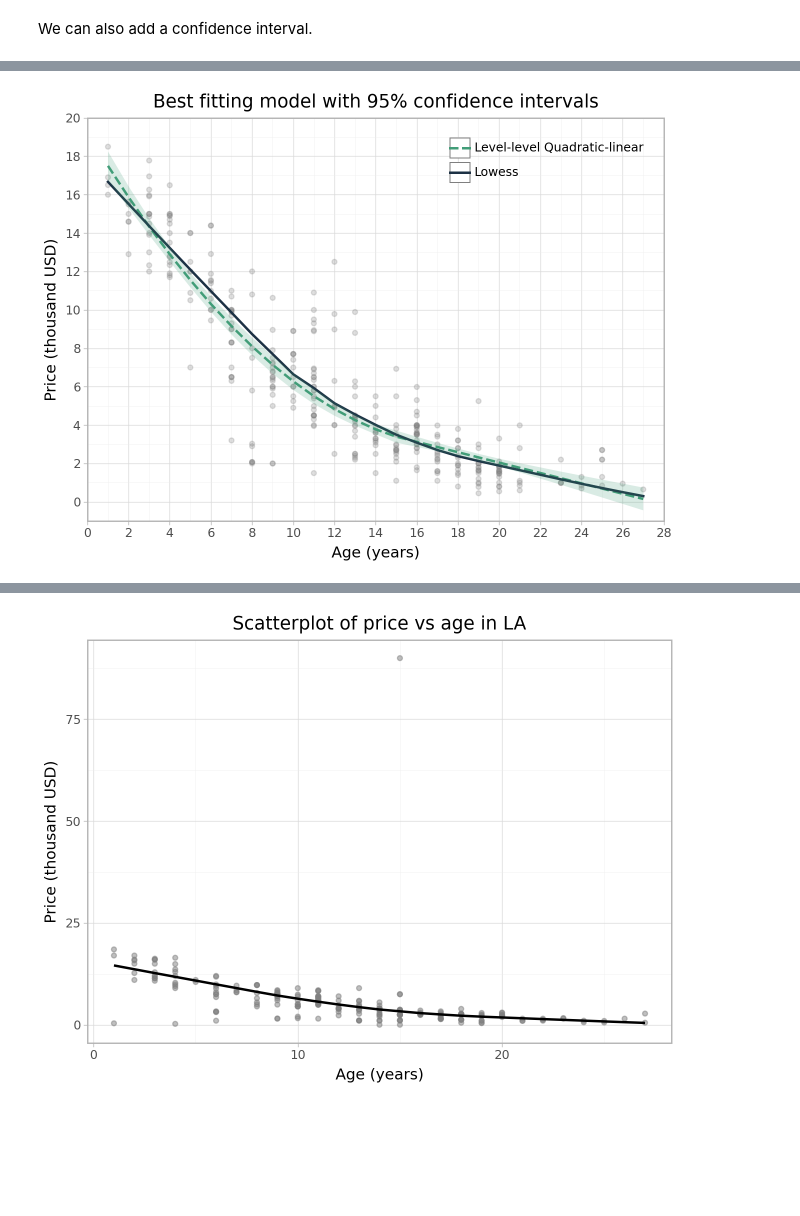
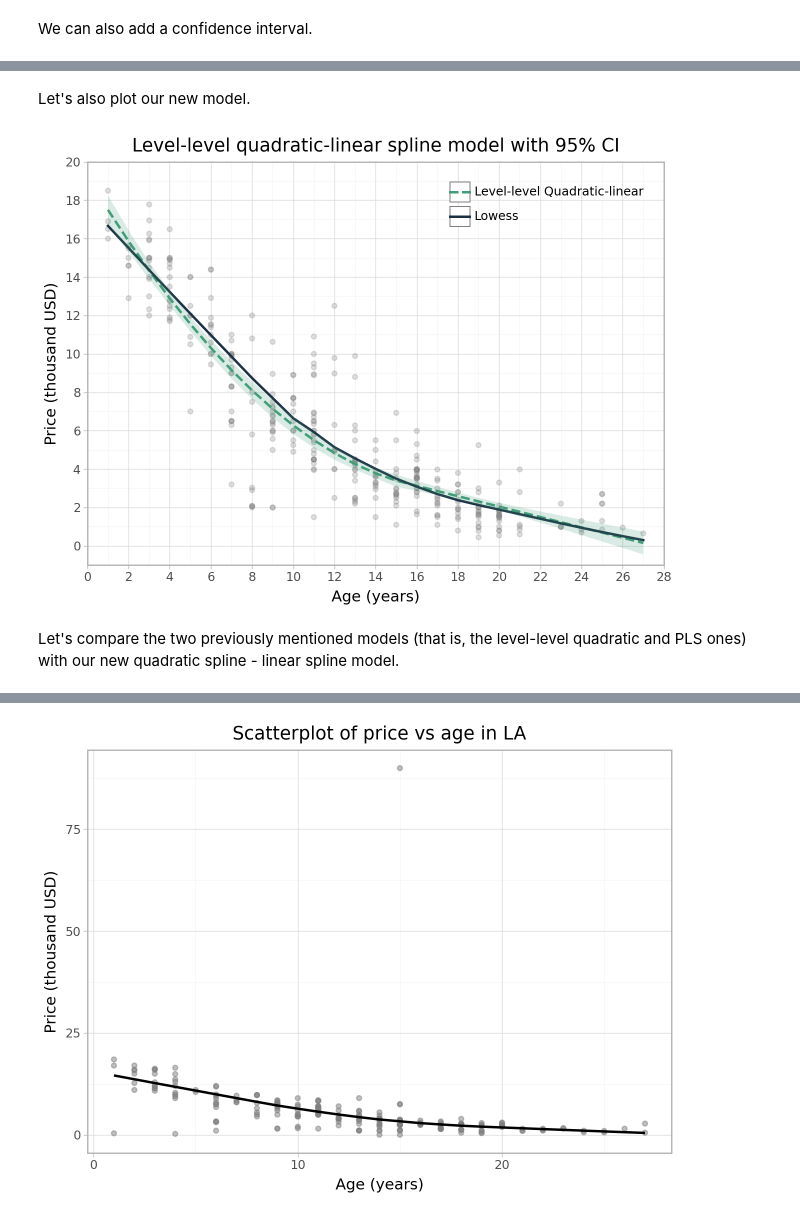
Before and after one commit to marton-nagy-marton/Coding1_assignment1, a Jupyter notebook: Matyas_Kovacs-Marton_Nagy_Coding1_HA1.ipynb, the cells around one changed output, grey strips where cells are left out. Cells and saved outputs as stored; diff of their text form; code cells hidden in the pictures; blank space fills up the shorter version.

```diff
--- a/Matyas_Kovacs-Marton_Nagy_Coding1_HA1.ipynb
+++ b/Matyas_Kovacs-Marton_Nagy_Coding1_HA1.ipynb
@@ -936,6 +969,8 @@ OLS Regression Results
 | Kurtosis: | 5.760 | Cond. No. | 910. |
 Notes:
 [1] Standard Errors are heteroscedasticity robust (HC0)
+# %% [markdown]
+Let's also plot our new model.
 # %%
 df_best = pd.DataFrame({
     'age' : pred_dict['age'],
@@ -962,32 +997,34 @@ df_best = pd.DataFrame({
         alpha=0.2,
     )
     + scale_color_manual(
         values=['#419D78', '#1C3144'],
         labels=['Level-level Quadratic-linear', 'Lowess']
     )
     + scale_linetype_manual(
         values=['--', '-'],
         labels=['Level-level Quadratic-linear', 'Lowess']
     )
     + scale_x_continuous(expand=(0, 0),
                          limits=(0, 28),
                          breaks=np.arange(0, 29, 2)
                         )
     + scale_y_continuous(expand=(0, 0),
                          limits=(-1, 20),
                          breaks=np.arange(0, 21, 2)
                         )
     + theme_light()
     + theme(
         legend_position=(0.95, 0.95),
         legend_title=element_blank(),
         legend_background=element_blank()
     )
     + labs(
         x='Age (years)',
         y='Price (thousand USD)',
-        title='Best fitting model with 95% confidence intervals'
+        title='Level-level quadratic-linear spline model with 95% CI'
     )
 )
 # %% [output]
-[figure, old version]
+[figure, new version]
+# %% [markdown]
+Let's compare the two previously mentioned models (that is, the level-level quadratic and PLS ones) with our new quadratic spline - linear spline model.
```
Also changed, not shown: parts of 56 cells of this notebook, 1 other file.
